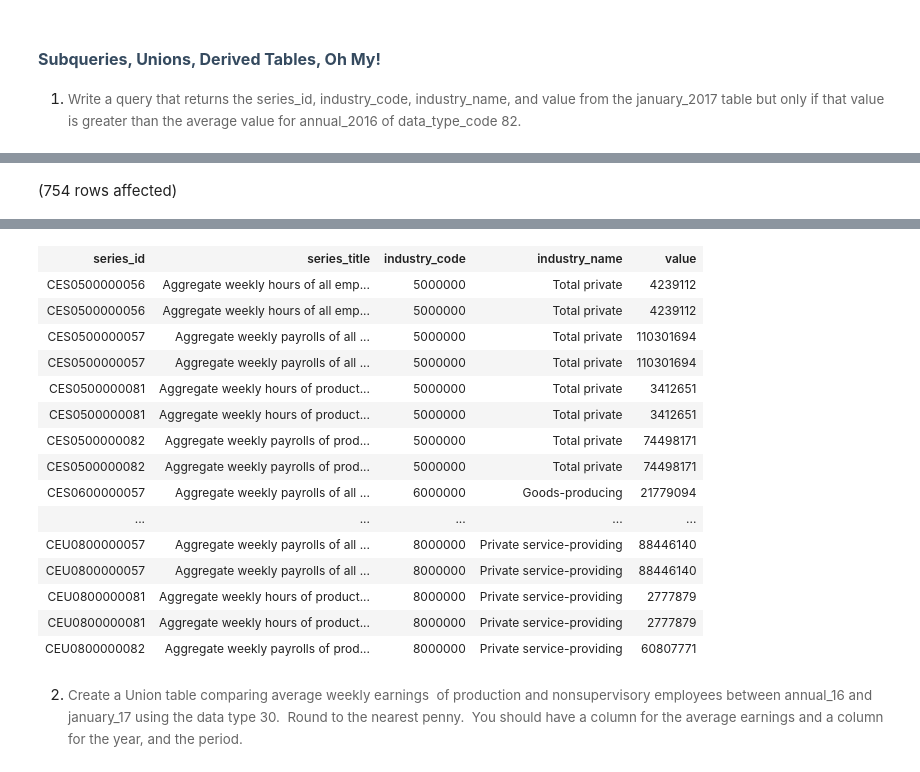
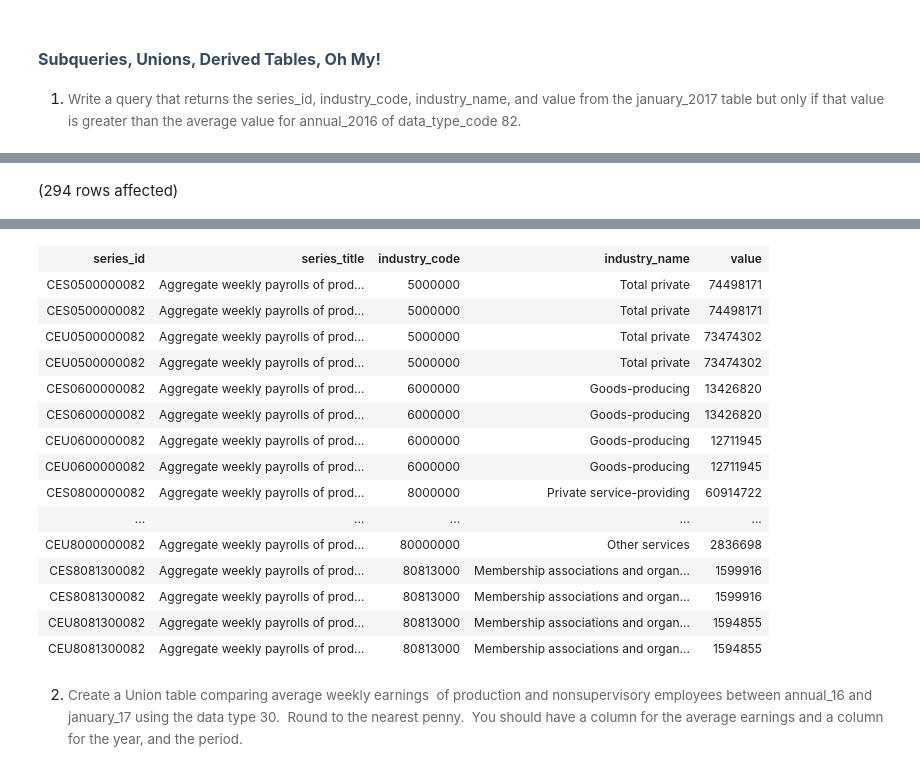
Before and after one commit to Oceyaunna/Assignment3_9to5, a Jupyter notebook: 9to5.ipynb, the cells around one changed output, grey strips where cells are left out. Drawn from its saved outputs; the diff is of its cells as text; code cells hidden in the pictures.

Commit message:
Changed  Subquieries Question on
Added a condtion to the query so that results show only series_id with the data_type_code of 82

```diff
--- a/9to5.ipynb
+++ b/9to5.ipynb
@@ -424,7 +446,7 @@ JOIN series AS s
 ON j.series_id = s.series_id
 JOIN industry as i
 ON i.industry_code = s.industry_code
-WHERE j.[value] >
+WHERE s.data_type_code = 82 and j.[value] >
     (SELECT AVG(a.value)
      FROM annual_2016 AS a
      WHERE a.series_id IN
@@ -432,4 +454,4 @@ WHERE j.[value] >
         FROM series
         WHERE data_type_code = 82))
 # %% [output]
-(754 rows affected)
+(294 rows affected)
@@ -437,19 +459,19 @@ Total execution time: 00:00:00.246
 | series_id | series_title | industry_code | industry_name | value |
-| CES0500000056 | Aggregate weekly hours of all emp... | 5000000 | Total private | 4239112 |
-| CES0500000056 | Aggregate weekly hours of all emp... | 5000000 | Total private | 4239112 |
-| CES0500000057 | Aggregate weekly payrolls of all ... | 5000000 | Total private | 110301694 |
-| CES0500000057 | Aggregate weekly payrolls of all ... | 5000000 | Total private | 110301694 |
-| CES0500000081 | Aggregate weekly hours of product... | 5000000 | Total private | 3412651 |
-| CES0500000081 | Aggregate weekly hours of product... | 5000000 | Total private | 3412651 |
 | CES0500000082 | Aggregate weekly payrolls of prod... | 5000000 | Total private | 74498171 |
 | CES0500000082 | Aggregate weekly payrolls of prod... | 5000000 | Total private | 74498171 |
-| CES0600000057 | Aggregate weekly payrolls of all ... | 6000000 | Goods-producing | 21779094 |
+| CEU0500000082 | Aggregate weekly payrolls of prod... | 5000000 | Total private | 73474302 |
+| CEU0500000082 | Aggregate weekly payrolls of prod... | 5000000 | Total private | 73474302 |
+| CES0600000082 | Aggregate weekly payrolls of prod... | 6000000 | Goods-producing | 13426820 |
+| CES0600000082 | Aggregate weekly payrolls of prod... | 6000000 | Goods-producing | 13426820 |
+| CEU0600000082 | Aggregate weekly payrolls of prod... | 6000000 | Goods-producing | 12711945 |
+| CEU0600000082 | Aggregate weekly payrolls of prod... | 6000000 | Goods-producing | 12711945 |
+| CES0800000082 | Aggregate weekly payrolls of prod... | 8000000 | Private service-providing | 60914722 |
 | ... | ... | ... | ... | ... |
-| CEU0800000057 | Aggregate weekly payrolls of all ... | 8000000 | Private service-providing | 88446140 |
-| CEU0800000057 | Aggregate weekly payrolls of all ... | 8000000 | Private service-providing | 88446140 |
-| CEU0800000081 | Aggregate weekly hours of product... | 8000000 | Private service-providing | 2777879 |
-| CEU0800000081 | Aggregate weekly hours of product... | 8000000 | Private service-providing | 2777879 |
-| CEU0800000082 | Aggregate weekly payrolls of prod... | 8000000 | Private service-providing | 60807771 |
+| CEU8000000082 | Aggregate weekly payrolls of prod... | 80000000 | Other services | 2836698 |
+| CES8081300082 | Aggregate weekly payrolls of prod... | 80813000 | Membership associations and organ... | 1599916 |
+| CES8081300082 | Aggregate weekly payrolls of prod... | 80813000 | Membership associations and organ... | 1599916 |
+| CEU8081300082 | Aggregate weekly payrolls of prod... | 80813000 | Membership associations and organ... | 1594855 |
+| CEU8081300082 | Aggregate weekly payrolls of prod... | 80813000 | Membership associations and organ... | 1594855 |
 # %% [markdown]
 2. <span style="background-color: rgb(255, 255, 255); font-size: 10pt; white-space: pre-wrap; color: rgb(102, 102, 102); font-family: Arvo, serif;">Create a Union table comparing average weekly earnings&nbsp; of production and nonsupervisory employees between annual_16 and january_17 using the data type 30.&nbsp; Round to the nearest penny.&nbsp; You should have a column for the average earnings and a column for the year, and the period.</span>
 # %%
```
Also changed, not shown: parts of 4 cells of this notebook.
